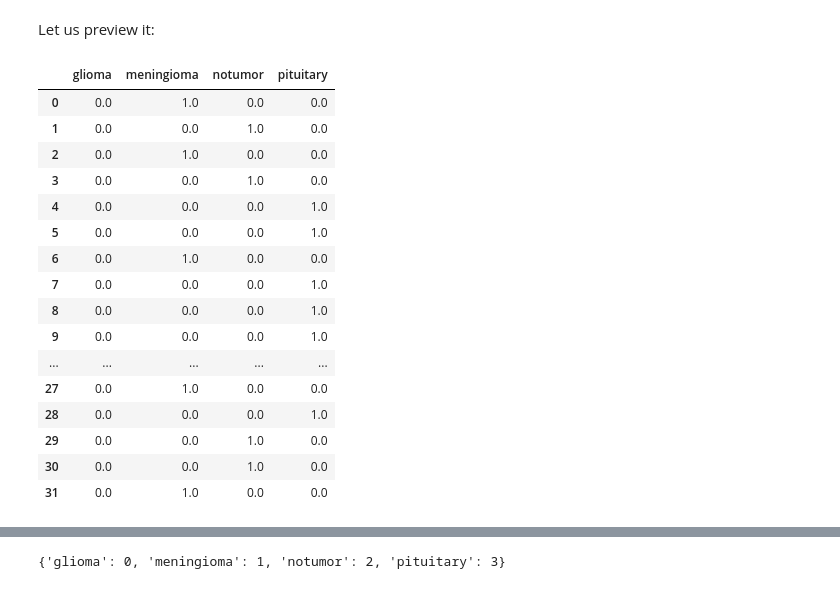
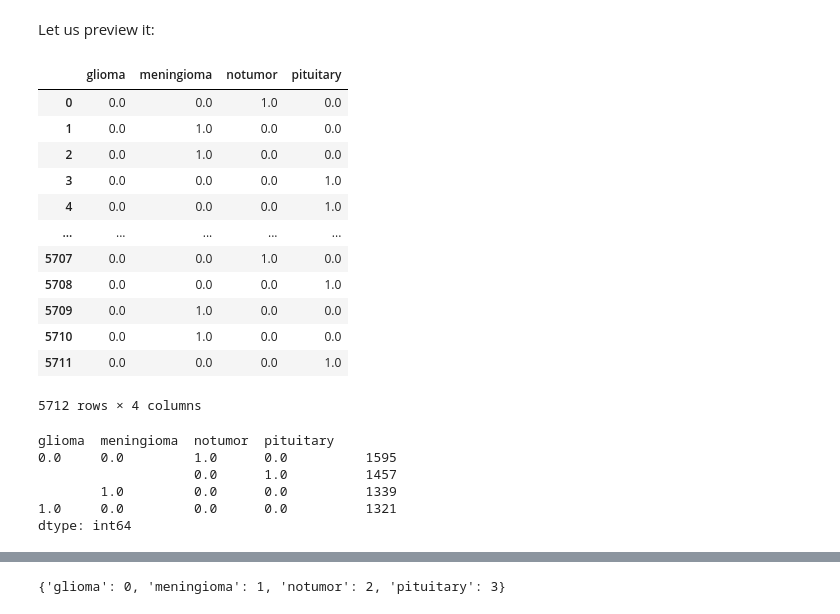
Before and after one commit to MNLKuzmin/BrainMRI, a Jupyter notebook: Second_ProjectBrainMRI.ipynb, the cells around one changed output, grey strips where cells are left out. Drawn from its saved outputs; the diff is of its cells as text; code cells hidden in the pictures.

```diff
--- a/Second_ProjectBrainMRI.ipynb
+++ b/Second_ProjectBrainMRI.ipynb
@@ -72,23 +72,28 @@ dataframe_train=pd.DataFrame(train_labels, columns=['glioma', 'meningioma',\
             'notumor', 'pituitary'])
 # %% [markdown]
 Let us preview it:
-# %%
-dataframe_train
-# %% [output]
-|  | glioma | meningioma | notumor | pituitary |
-| 0 | 0.0 | 1.0 | 0.0 | 0.0 |
-| 1 | 0.0 | 0.0 | 1.0 | 0.0 |
-| 2 | 0.0 | 1.0 | 0.0 | 0.0 |
-| 3 | 0.0 | 0.0 | 1.0 | 0.0 |
-| 4 | 0.0 | 0.0 | 0.0 | 1.0 |
-| 5 | 0.0 | 0.0 | 0.0 | 1.0 |
-| 6 | 0.0 | 1.0 | 0.0 | 0.0 |
-| 7 | 0.0 | 0.0 | 0.0 | 1.0 |
-| 8 | 0.0 | 0.0 | 0.0 | 1.0 |
-| 9 | 0.0 | 0.0 | 0.0 | 1.0 |
-| ... | ... | ... | ... | ... |
-| 27 | 0.0 | 1.0 | 0.0 | 0.0 |
-| 28 | 0.0 | 0.0 | 0.0 | 1.0 |
-| 29 | 0.0 | 0.0 | 1.0 | 0.0 |
-| 30 | 0.0 | 0.0 | 1.0 | 0.0 |
-| 31 | 0.0 | 1.0 | 0.0 | 0.0 |
+# %%
+df_train
+# %% [output]
+|  | glioma | meningioma | notumor | pituitary |
+| 0 | 0.0 | 0.0 | 1.0 | 0.0 |
+| 1 | 0.0 | 1.0 | 0.0 | 0.0 |
+| 2 | 0.0 | 1.0 | 0.0 | 0.0 |
+| 3 | 0.0 | 0.0 | 0.0 | 1.0 |
+| 4 | 0.0 | 0.0 | 0.0 | 1.0 |
+| ... | ... | ... | ... | ... |
+| 5707 | 0.0 | 0.0 | 1.0 | 0.0 |
+| 5708 | 0.0 | 0.0 | 0.0 | 1.0 |
+| 5709 | 0.0 | 1.0 | 0.0 | 0.0 |
+| 5710 | 0.0 | 1.0 | 0.0 | 0.0 |
+| 5711 | 0.0 | 0.0 | 0.0 | 1.0 |
+5712 rows × 4 columns
+# %%
+df_train.value_counts()
+# %% [output]
+glioma  meningioma  notumor  pituitary
+0.0     0.0         1.0      0.0          1595
+                    0.0      1.0          1457
+        1.0         0.0      0.0          1339
+1.0     0.0         0.0      0.0          1321
+dtype: int64
```
Also changed, not shown: parts of 15 cells of this notebook.
